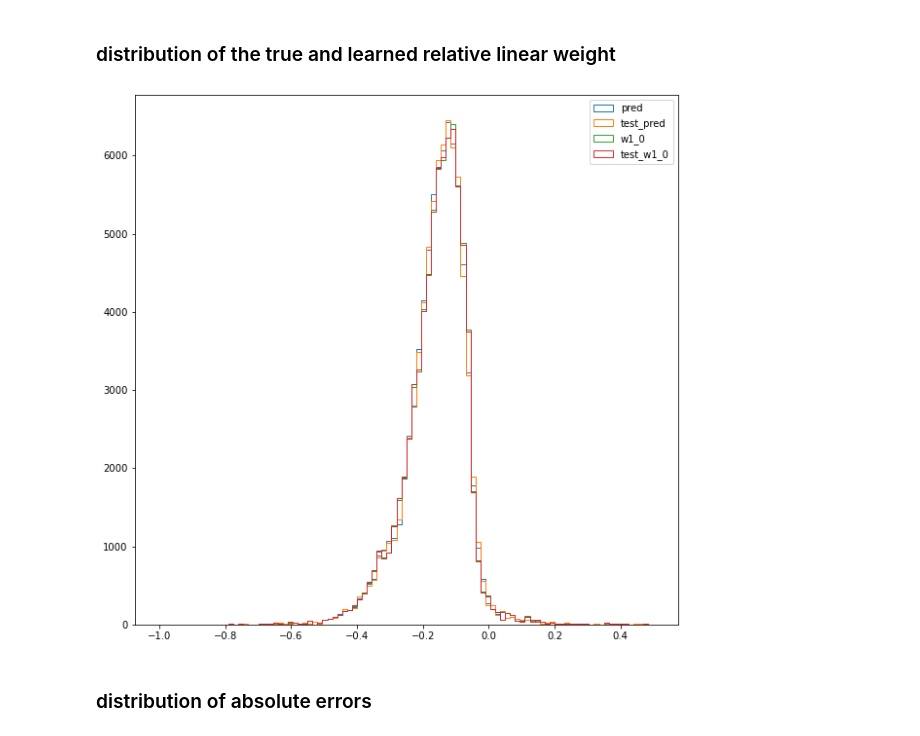
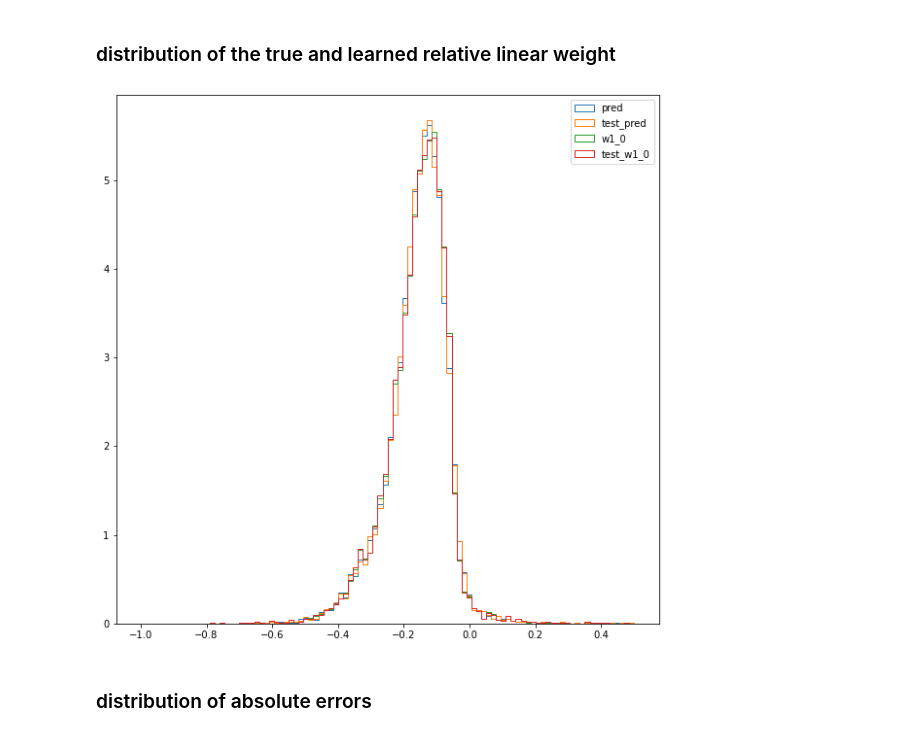
Before and after one commit to HephyAnalysisSW/ML-pytorch, a Jupyter notebook: Oskar/smeft_plot_train.ipynb, the cells around one changed output. Drawn from its saved outputs; the diff is of its cells as text; code cells hidden in the pictures.

Commit message:
model eval plots

```diff
--- a/Oskar/smeft_plot_train.ipynb
+++ b/Oskar/smeft_plot_train.ipynb
@@ -13,10 +13,14 @@ from smeft_train import *
 import pickle
 # %% [markdown]
 ## data
+# %%
+file_names = [
+    f'/scratch-cbe/users/robert.schoefbeck/TMB/postprocessed/gen/v2/tschRefPointNoWidthRW/tschRefPointNoWidthRW_{n_file}.root:Events'
+    for n_file in range(50)]
 # %%
 scalar_branches, vector_branches = get_branch_names()
 # %%
-scalar_events, vector_events, weights = load_data(file_names='/scratch-cbe/users/robert.schoefbeck/TMB/postprocessed/gen/v2/tschRefPointNoWidthRW/tschRefPointNoWidthRW_1*.root')
+scalar_events, vector_events, weights = load_data(file_names=file_names)
 # %%
 len(scalar_branches)
 # %% [output]
@@ -134,7 +113,10 @@ tensor([-0.2348], grad_fn=<SelectBackward0>) tensor([-0.2408])
 tensor([-0.3472], grad_fn=<SelectBackward0>) tensor([-0.3052])
 tensor([-0.2605], grad_fn=<SelectBackward0>) tensor([-0.2482])
 # %%
-test_scalar_events, test_vector_events, test_weights = load_data(file_names='/scratch-cbe/users/robert.schoefbeck/TMB/postprocessed/gen/v2/tschRefPointNoWidthRW/tschRefPointNoWidthRW_2*.root')
+test_file_names = [
+    f'/scratch-cbe/users/robert.schoefbeck/TMB/postprocessed/gen/v2/tschRefPointNoWidthRW/tschRefPointNoWidthRW_{n_file}.root:Events'
+    for n_file in range(50,60)]
+test_scalar_events, test_vector_events, test_weights = load_data(file_names=test_file_names)
 test_w0 = test_weights[:,0,np.newaxis]
 test_w1_0 = test_weights[:,1,np.newaxis]/test_w0
 # %%
@@ -145,14 +127,14 @@ test_pred=model(torch.tensor(test_scalar_events)).detach().numpy()
 # %%
 bins=np.histogram(np.hstack((pred,w1_0)),range=(-1.0,0.5),  bins=100)[1]
 plt.figure(figsize=[10,10])
-plt.hist(pred, histtype='step', bins=bins, range=(-1.0,0.5), label='pred', log=False)
-plt.hist(test_pred, histtype='step', bins=bins, range=(-1.0,0.5), label='test_pred', log=False)
-plt.hist(w1_0, histtype='step', bins=bins, range=(-1.0,0.5), label='w1_0', log=False)
-plt.hist(test_w1_0, histtype='step', bins=bins, range=(-1.0,0.5), label='test_w1_0', log=False)
+plt.hist(pred, histtype='step', bins=bins, range=(-1.0,0.5), label='pred', log=False, density=True)
+plt.hist(test_pred, histtype='step', bins=bins, range=(-1.0,0.5), label='test_pred', log=False, density=True)
+plt.hist(w1_0, histtype='step', bins=bins, range=(-1.0,0.5), label='w1_0', log=False, density=True)
+plt.hist(test_w1_0, histtype='step', bins=bins, range=(-1.0,0.5), label='test_w1_0', log=False, density=True)
 plt.legend()
 plt.show()
 # %% [output]
-[figure, old version]
+[figure, new version]
 # %% [markdown]
 ### distribution of absolute errors
 # %%
```
Also changed, not shown: parts of 7 cells of this notebook, 4 other files.
